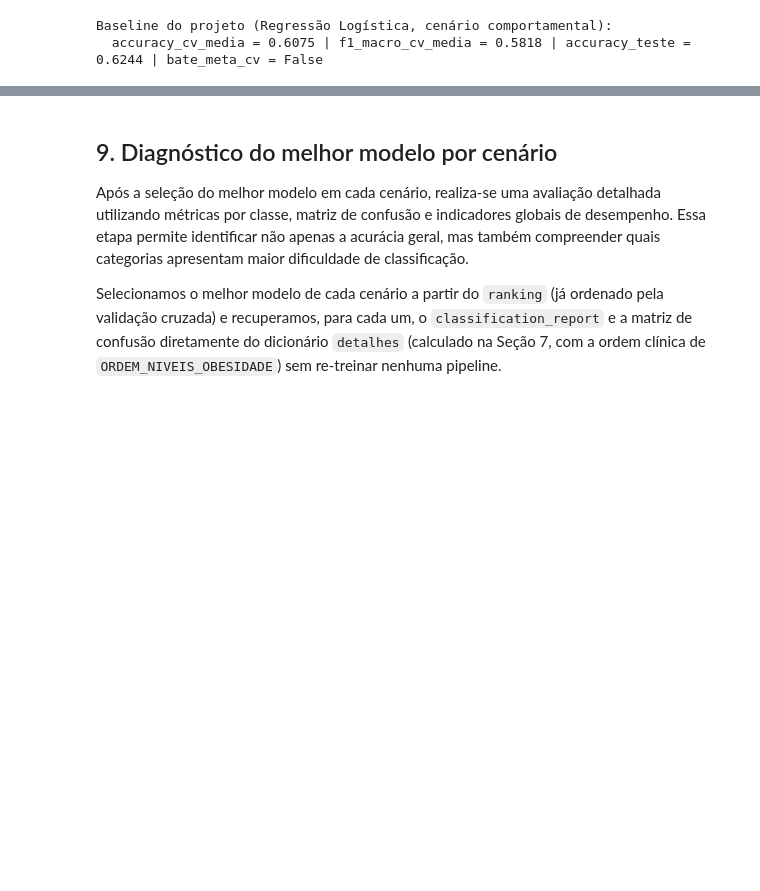
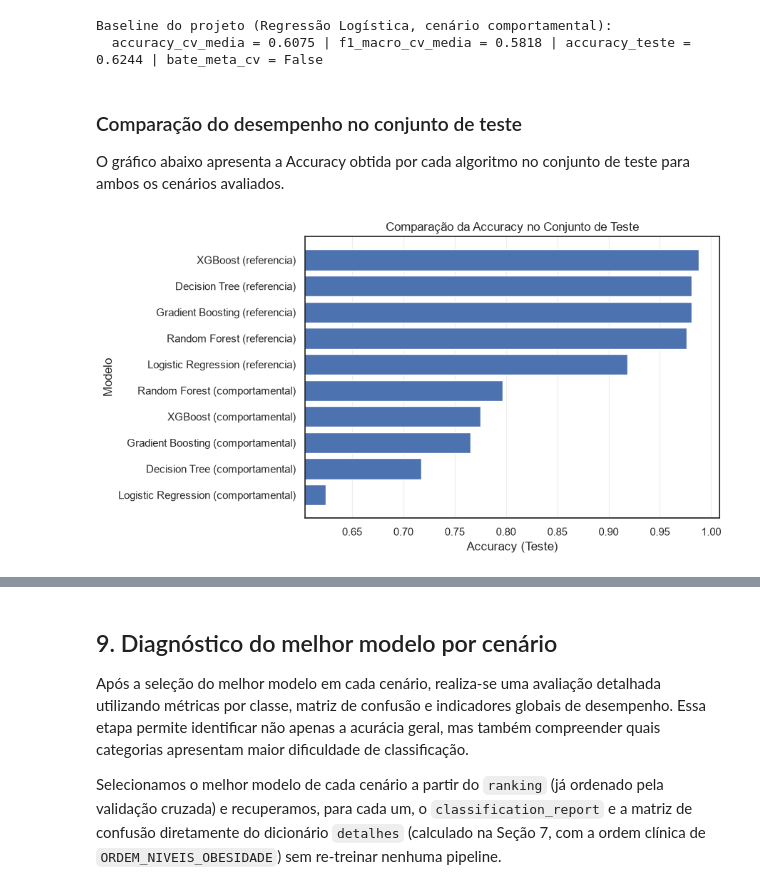
Before and after one commit to maclabr/tech-challenge-obesidade, a Jupyter notebook: notebooks/02_modelagem.ipynb, the cells around one changed output, grey strips where cells are left out. Drawn from its saved outputs; the diff is of its cells as text; code cells hidden in the pictures; blank space fills up the shorter version.

```diff
--- a/notebooks/02_modelagem.ipynb
+++ b/notebooks/02_modelagem.ipynb
@@ -185,3 +185,37 @@ print(
 # %% [output]
 Baseline do projeto (Regressão Logística, cenário comportamental):
   accuracy_cv_media = 0.6075 | f1_macro_cv_media = 0.5818 | accuracy_teste = 0.6244 | bate_meta_cv = False
+# %% [markdown]
+### Comparação do desempenho no conjunto de teste
+
+O gráfico abaixo apresenta a Accuracy obtida por cada algoritmo no conjunto de teste para ambos os cenários avaliados.
+# %%
+import matplotlib.pyplot as plt
+
+grafico = (
+    ranking.sort_values("accuracy_teste", ascending=True)
+)
+
+plt.figure(figsize=(9,5))
+
+plt.barh(
+    grafico["modelo"] + " (" + grafico["cenario"] + ")",
+    grafico["accuracy_teste"]
+)
+
+plt.xlabel("Accuracy (Teste)")
+plt.ylabel("Modelo")
+plt.title("Comparação da Accuracy no Conjunto de Teste")
+
+plt.xlim(
+    grafico["accuracy_teste"].min() - 0.02,
+    grafico["accuracy_teste"].max() + 0.02
+)
+
+plt.grid(axis="x", alpha=0.3)
+
+plt.tight_layout()
+
+plt.show()
+# %% [output]
+[figure, added]
```
Also changed, not shown: parts of 3 cells of this notebook.
